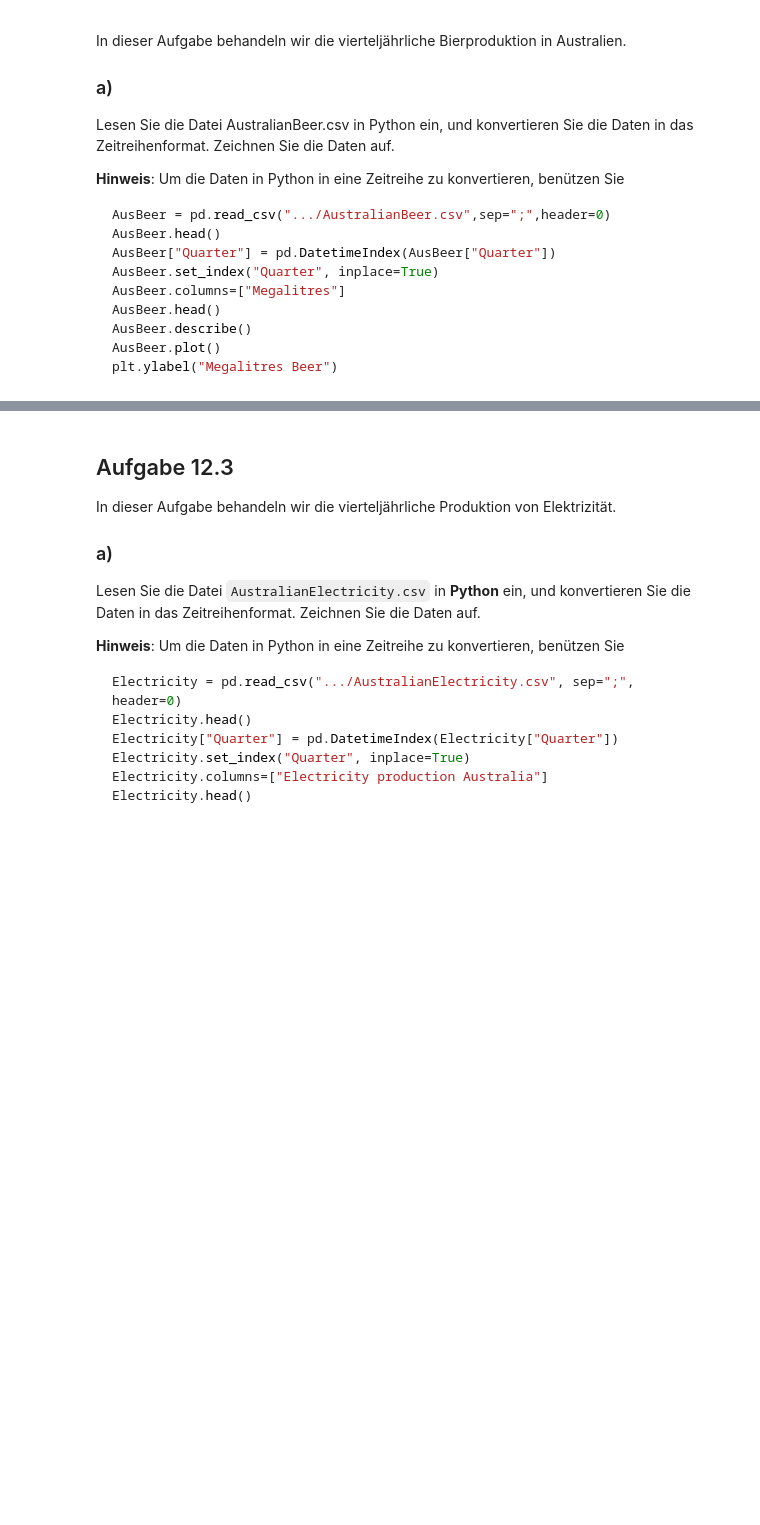
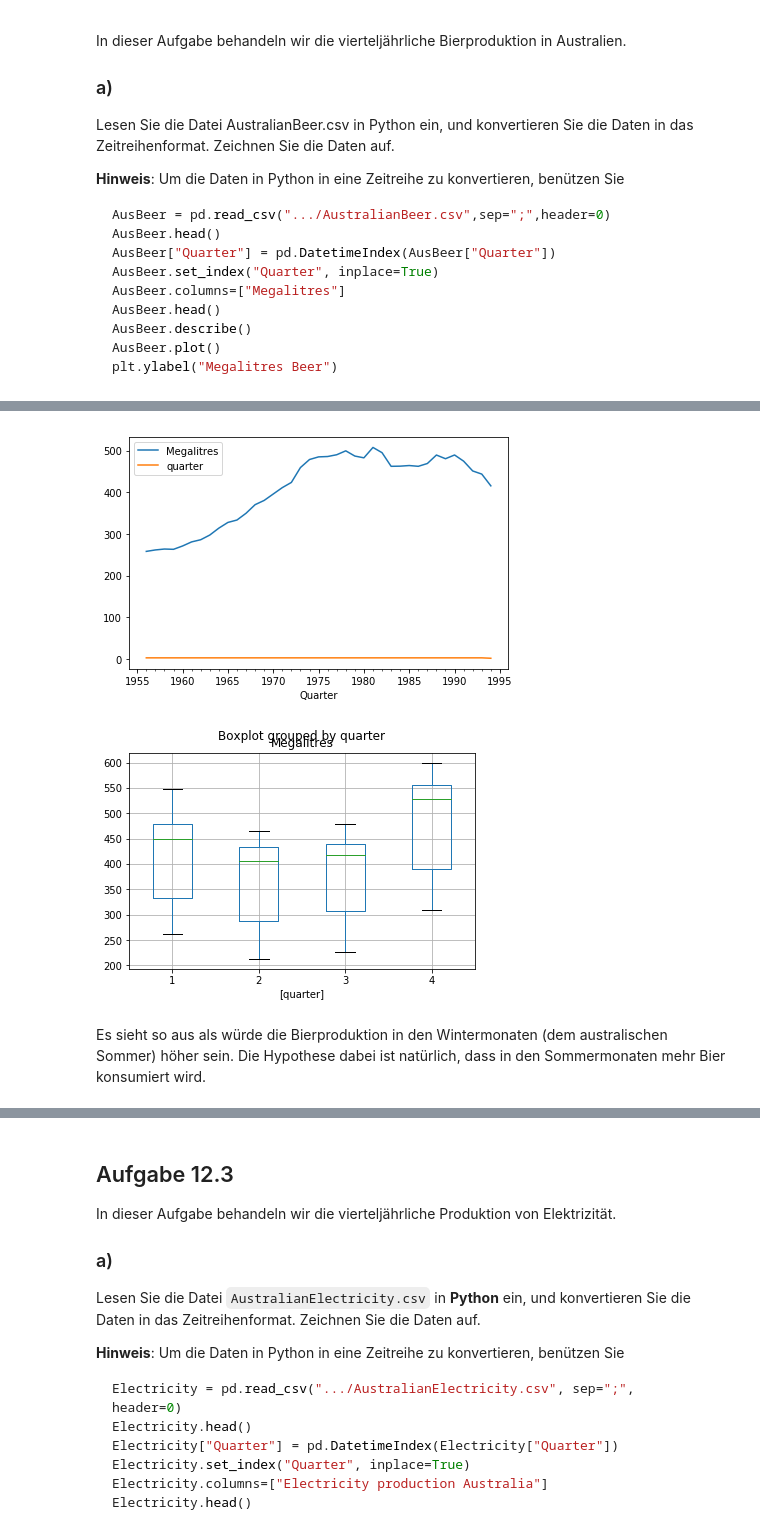
Before and after one commit to KilnOfTheSecondFlame/STAT_HS18_Exercises, a Jupyter notebook: 12_Exercise12/12_Exercise12.ipynb, the cells around one changed output, grey strips where cells are left out. Saved outputs shown, nothing was run; the diff lists cells and outputs as text; code cells hidden in the pictures; blank space fills up the shorter version.

````diff
--- a/12_Exercise12/12_Exercise12.ipynb
+++ b/12_Exercise12/12_Exercise12.ipynb
@@ -158,6 +200,17 @@ AusBeer.resample("A").mean().plot()
 AusBeer['quarter'] = AusBeer.index.quarter
 AusBeer.boxplot(by="quarter")
 ```
+# %%
+AusBeer.resample("A").mean().plot()
+AusBeer['quarter'] = AusBeer.index.quarter
+plt.tight_layout()
+AusBeer.boxplot(by="quarter")
+plt.show()
+# %% [output]
+[figure, added]
+[figure, added]
+# %% [markdown]
+Es sieht so aus als würde die Bierproduktion in den Wintermonaten (dem australischen Sommer) höher sein. Die Hypothese dabei ist natürlich, dass in den Sommermonaten mehr Bier konsumiert wird.
 # %% [markdown]
 ### c)
 
````
Also changed, not shown: parts of 6 cells of this notebook, 1 other file.
